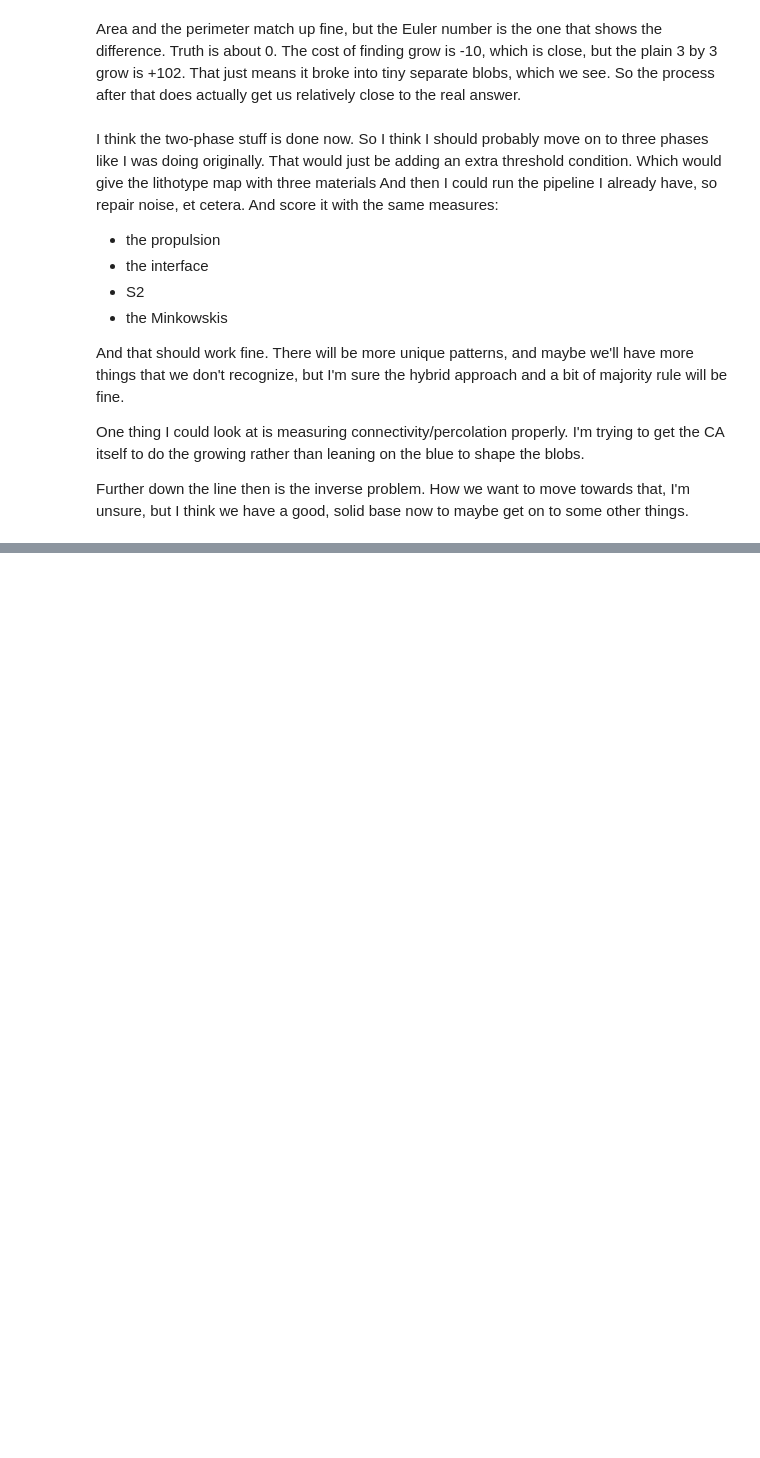
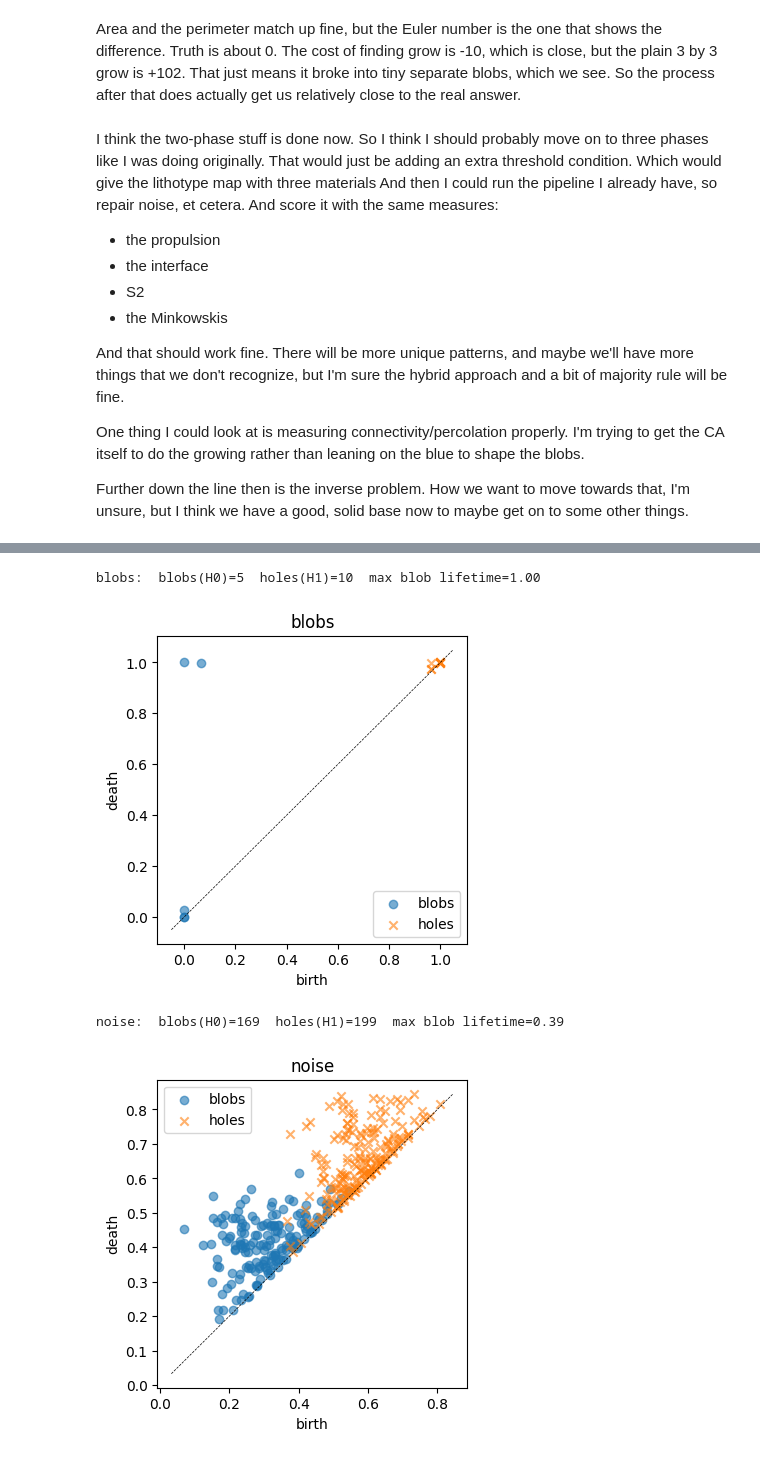
Before and after one commit to ioanb16/Growing-virtual-materials-cellular-automata-meets-geostatistics, a Jupyter notebook: notebooks/testing_split_grids.ipynb, the cells around one changed output, grey strips where cells are left out. Cells and saved outputs as stored; diff of their text form; code cells hidden in the pictures; blank space fills up the shorter version.

```diff
--- a/notebooks/testing_split_grids.ipynb
+++ b/notebooks/testing_split_grids.ipynb
@@ -1137,0 +1235,17 @@ Further down the line then is the inverse problem. How we want to move towards t
+# %%
+import numpy as np
+from scipy.ndimage import gaussian_filter
+
+rng = np.random.default_rng(0)
+fine = rng.random((256, 256)) > 0.5
+blob = gaussian_filter(fine.astype(float), 6) > 0.5
+
+# horizontal stripes, to show H/V/D picks up direction
+stripes = (np.indices((256, 256))[0] // 8) % 2
+
+for name, fld in [("fine noise", fine), ("big blobs", blob), ("stripes", stripes)]:
+    e = wavelet_energy(fld)
+    print(f"\n{name}:")
+    for lvl, vals in e.items():
+        print(f"  {lvl}: total={vals['total']:.0f}  "
+              f"(H={vals['horizontal']:.0f} V={vals['vertical']:.0f} D={vals['diagonal']:.0f})")
@@ -1137,0 +1309,30 @@ Further down the line then is the inverse problem. How we want to move towards t
+# %%
+import numpy as np
+import matplotlib.pyplot as plt
+from scipy.ndimage import gaussian_filter
+
+rng = np.random.default_rng(0)
+noise = (rng.random((64, 64)) > 0.5).astype(float)
+blob  = (gaussian_filter(noise, 4) > 0.5).astype(float)
+
+for name, fld in [("blobs", blob), ("noise", noise)]:
+    p = persistence(fld)
+    print(f"\n{name}:  blobs(H0)={p['blobs_H0']['n_features']}  "
+          f"holes(H1)={p['holes_H1']['n_features']}  "
+          f"max blob lifetime={p['blobs_H0']['max_lifetime']:.2f}")
+
+    # persistence diagram: points far from the diagonal = sturdy features
+    plt.figure(figsize=(4,4))
+    for dim, mk, lab in [("blobs_H0","o","blobs"), ("holes_H1","x","holes")]:
+        pr = p[dim]["pairs"]
+        if len(pr):
+            plt.scatter(pr[:,0], pr[:,1], marker=mk, label=lab, alpha=0.6)
+    lims = plt.xlim()
+    plt.plot(lims, lims, "k--", lw=0.5)   # the diagonal
+    plt.title(name); plt.xlabel("birth"); plt.ylabel("death"); plt.legend()
+    plt.show()
+# %% [output]
+blobs:  blobs(H0)=5  holes(H1)=10  max blob lifetime=1.00
+[figure, added]
+noise:  blobs(H0)=169  holes(H1)=199  max blob lifetime=0.39
+[figure, added]
```
Also changed, not shown: parts of 26 cells of this notebook, 2 other files.
